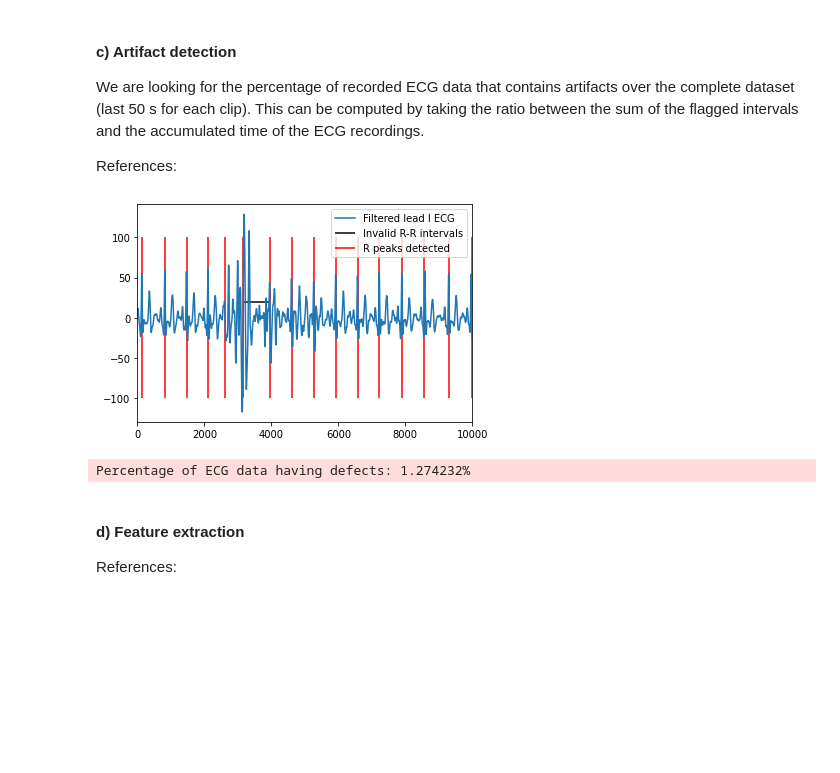
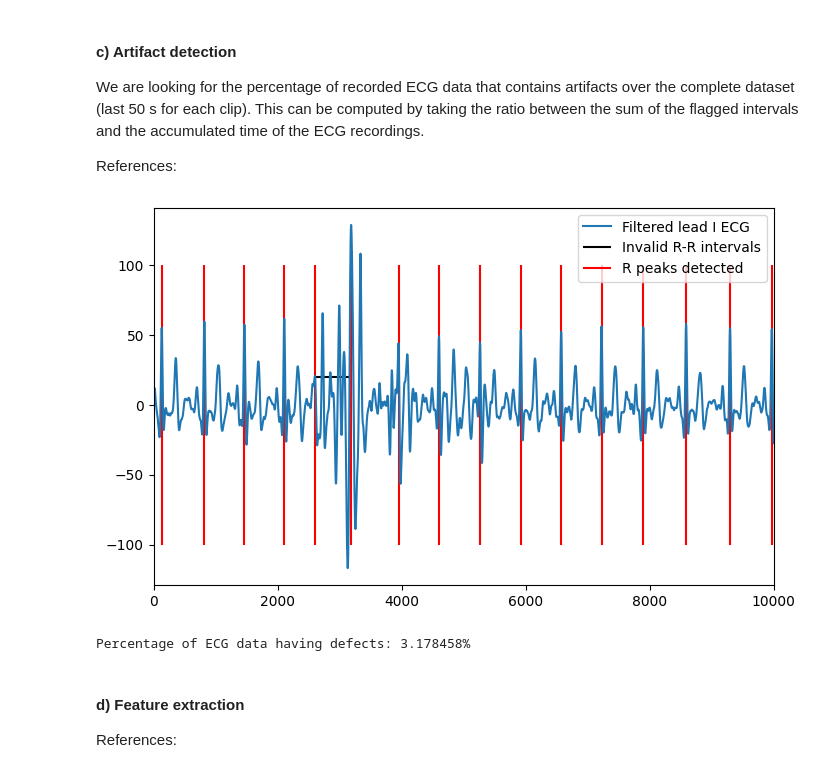
Before and after one commit to massimoalbarello/ubi-comp, a Jupyter notebook: project_2/project_2.ipynb, the cells around one changed output. Cells and saved outputs as stored; diff of their text form; code cells hidden in the pictures; blank space fills up the shorter version.

```diff
--- a/project_2/project_2.ipynb
+++ b/project_2/project_2.ipynb
@@ -11,12 +11,14 @@ Authors:
 # %%
 import pickle5 as pickle
 import numpy as np
+import pandas as pd
 from scipy import signal
 import matplotlib.pyplot as plt
-from ecgdetectors import Detectors
+from scipy.stats import truncnorm, pearsonr
 
-with open("ex2_recordings/participant_01.pkl", "rb") as f:
-    particiapnt_01_data = pickle.load(f)
+
+plt.rcParams['figure.figsize'] = [8, 5]
+plt.rcParams['figure.dpi'] = 100 # 200 e.g. is really fine, but slower
 # %% [markdown]
 ## 1. Feature extraction and data analysis
 
@@ -129,12 +135,12 @@ def get_RRI(filtered_ecg_signal, fs):
     '''
     Returns an array containing the RR peak intervals for a signal, in ms.
     '''
-    # Compute the derivative og the filtered signal
-    diff = np.diff(filtered_ecg_signal)
+    # # Compute the derivative og the filtered signal
+    # diff = np.diff(filtered_ecg_signal)
 
-    # Compute the square of the derivative to evidence the peaks in the signal
-    squared = diff*diff
-
+    # # Compute the square of the derivative to evidence the peaks in the signal
+    # squared = diff*diff
+    squared = filtered_ecg_signal
     # Use scipy find RR peaks (hand tuned)
     # peaks, _ = signal.find_peaks(squared, height= 50, threshold= None, distance=150, prominence= 100)
     peaks, _ = signal.find_peaks(squared, height= 20, threshold= None, distance=120, prominence= 10)
@@ -148,9 +154,16 @@ def get_CBD(RRI):
     '''
     Return the Criterion Beat Difference given an array of RR peaks intervals. Based on the work of Hovsepian et al.
     '''
-    Q1 = np.nanpercentile(RRI, 25)
-    Q2 = np.nanpercentile(RRI, 50)
-    Q3 = np.nanpercentile(RRI, 75)
+    # Make sure RRI interval is not all empty
+    if RRI.size ==0:
+        Q1 = np.NaN
+        Q2 = np.NaN
+        Q3 = np.NaN
+
+    else:
+        Q1 = np.nanpercentile(RRI, 25)
+        Q2 = np.nanpercentile(RRI, 50)
+        Q3 = np.nanpercentile(RRI, 75)
 
     QD = (Q3-Q1)/2.0 # Quartile Deviation
     MAD = (Q2-2.9*QD)/3.0
@@ -159,7 +172,7 @@ def get_CBD(RRI):
     CBD =(MAD+MED)/2.0
     return CBD
 
-def detect_artifacts(ecg_signal, fs):
+def detect_artifacts(RRI, CBD):
     '''
     Detects artifacts in ECG signal. Input needs to be filtered ecg
     '''
@@ -234,36 +247,36 @@ for i in range(44):
             # Check for artifacts
             artifact, idx = detect_artifacts(RRI, CBD)
 
             if artifact == True:
                 # Find the total time of flagged intervals
                 artifact_indices = np.where(idx==0)[0]
                 artifacts_time = np.sum(RRI[artifact_indices])
 
                 # Add to the general flagged time counter
                 total_artifact_time += artifacts_time
 
                 # plot the section with artifact(s) for a select clip
                 if i==6 and clip==13:
                     # other candidates: i = 5 , clip = 26
                     plt.plot(t,filtered_lead1_ecg_50s, label='Filtered lead I ECG')
                     for j in artifact_indices:
-                        plt.hlines(20, peaks[j]*1000/fs, peaks[j+1]*1000/fs,color='black', label="Invalid R-R intervals")
+                        plt.hlines(20, peaks[j]*1000/fs, peaks[j-1]*1000/fs,color='black', label="Invalid R-R intervals")
                     legend = False
                     for k in peaks:
                         if not(legend):
                             plt.vlines(k*1000/fs, -100, 100, color='r', label='R peaks detected')
                             legend = True
                         else:
                             plt.vlines(k*1000/fs, -100, 100, color='r')
                     plt.legend()
                     plt.xlim(0, 10000)
                     plt.show()
 
 percentage = 100*(total_artifact_time/total_time)
 print("Percentage of ECG data having defects: {:2f}%".format(percentage))
 # %% [output]
-[figure, old version]
+[figure, new version]
-Percentage of ECG data having defects: 1.274232%
+Percentage of ECG data having defects: 3.178458%
 # %% [markdown]
 #### d) Feature extraction
 
```
Also changed, not shown: parts of 10 cells of this notebook.
